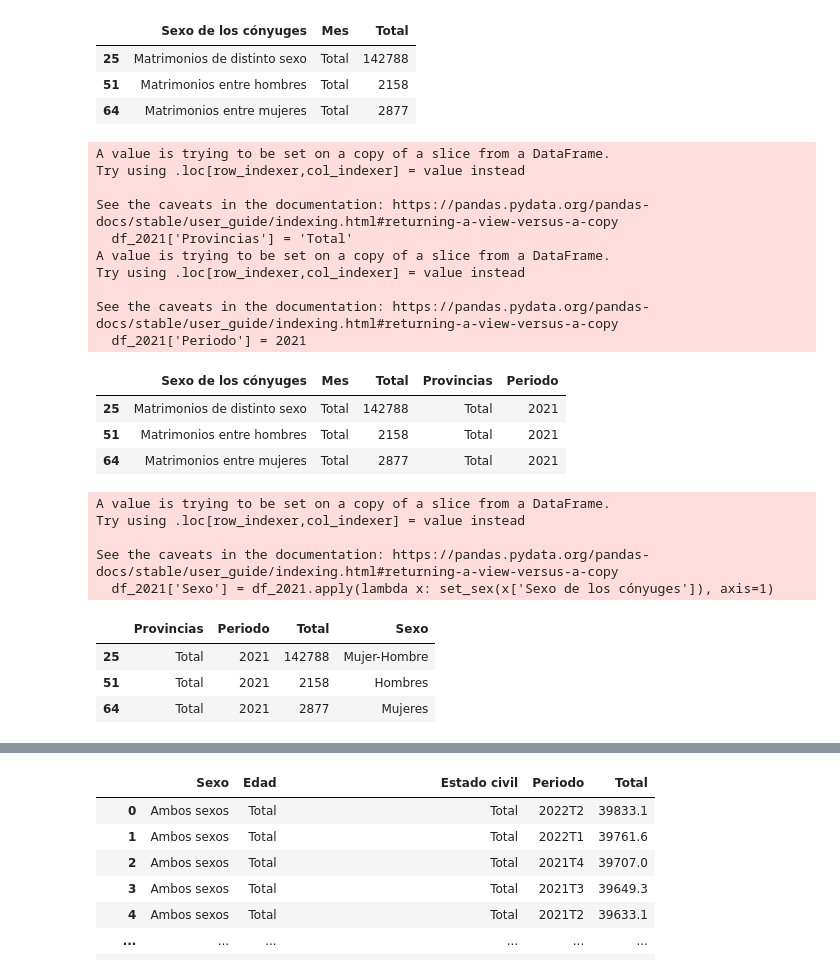
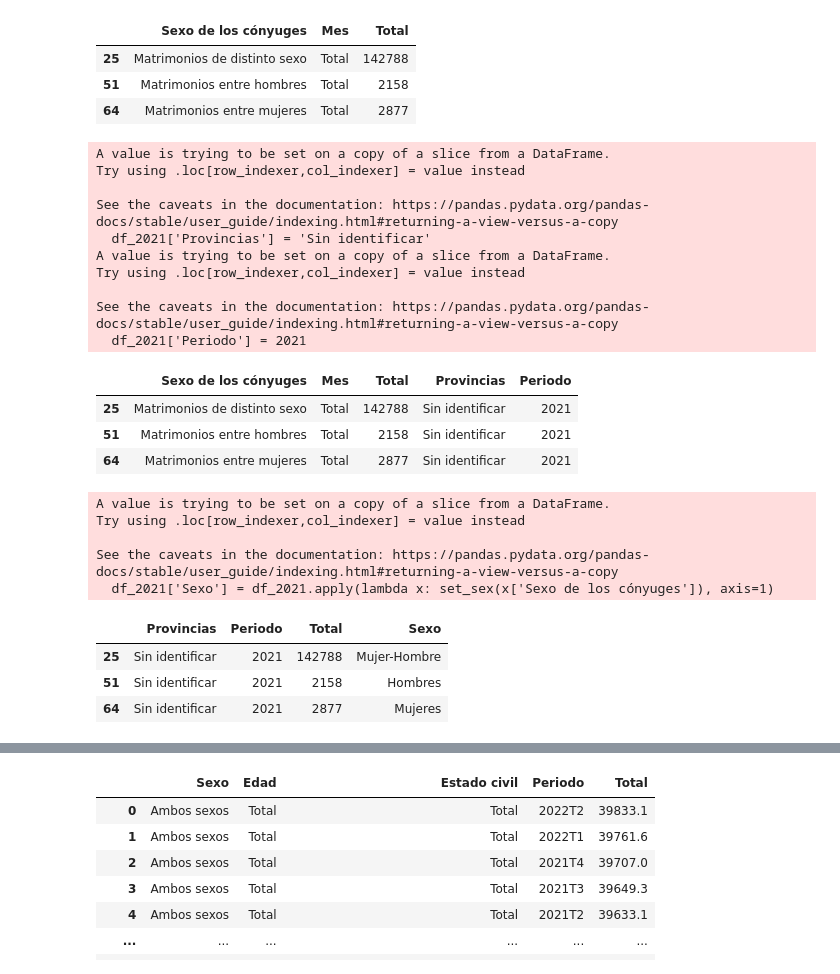
Before and after one commit to elvestevez/marriages_divorces_project_m2, a Jupyter notebook: notebooks/get_dataset.ipynb, the cells around one changed output, grey strips where cells are left out. Cells and saved outputs as stored; diff of their text form; code cells hidden in the pictures.

Commit message:
provincias

```diff
--- a/notebooks/get_dataset.ipynb
+++ b/notebooks/get_dataset.ipynb
@@ -679,24 +691,24 @@ df_2021
 | 51 | Matrimonios entre hombres | Total | 2158 |
 | 64 | Matrimonios entre mujeres | Total | 2877 |
 # %%
-df_2021['Provincias'] = 'Total'
+df_2021['Provincias'] = 'Sin identificar'
 df_2021['Periodo'] = 2021
 df_2021
 # %% [output]
 A value is trying to be set on a copy of a slice from a DataFrame.
 Try using .loc[row_indexer,col_indexer] = value instead
 
 See the caveats in the documentation: https://pandas.pydata.org/pandas-docs/stable/user_guide/indexing.html#returning-a-view-versus-a-copy
-  df_2021['Provincias'] = 'Total'
+  df_2021['Provincias'] = 'Sin identificar'
 A value is trying to be set on a copy of a slice from a DataFrame.
 Try using .loc[row_indexer,col_indexer] = value instead
 
 See the caveats in the documentation: https://pandas.pydata.org/pandas-docs/stable/user_guide/indexing.html#returning-a-view-versus-a-copy
   df_2021['Periodo'] = 2021
 |  | Sexo de los cónyuges | Mes | Total | Provincias | Periodo |
-| 25 | Matrimonios de distinto sexo | Total | 142788 | Total | 2021 |
-| 51 | Matrimonios entre hombres | Total | 2158 | Total | 2021 |
-| 64 | Matrimonios entre mujeres | Total | 2877 | Total | 2021 |
+| 25 | Matrimonios de distinto sexo | Total | 142788 | Sin identificar | 2021 |
+| 51 | Matrimonios entre hombres | Total | 2158 | Sin identificar | 2021 |
+| 64 | Matrimonios entre mujeres | Total | 2877 | Sin identificar | 2021 |
 # %%
 def set_sex(x):
     if x == 'Matrimonios entre mujeres':
@@ -716,9 +728,9 @@ Try using .loc[row_indexer,col_indexer] = value instead
 See the caveats in the documentation: https://pandas.pydata.org/pandas-docs/stable/user_guide/indexing.html#returning-a-view-versus-a-copy
   df_2021['Sexo'] = df_2021.apply(lambda x: set_sex(x['Sexo de los cónyuges']), axis=1)
 |  | Provincias | Periodo | Total | Sexo |
-| 25 | Total | 2021 | 142788 | Mujer-Hombre |
-| 51 | Total | 2021 | 2158 | Hombres |
-| 64 | Total | 2021 | 2877 | Mujeres |
+| 25 | Sin identificar | 2021 | 142788 | Mujer-Hombre |
+| 51 | Sin identificar | 2021 | 2158 | Hombres |
+| 64 | Sin identificar | 2021 | 2877 | Mujeres |
 # %%
 # join df marriages
 df_marriages = pd.concat([df_mar_dif_sex, df_mar_women, df_mar_men, df_mar_2021]).reset_index(drop=True)
```
Also changed, not shown: parts of 7 cells of this notebook, 4 other files.
